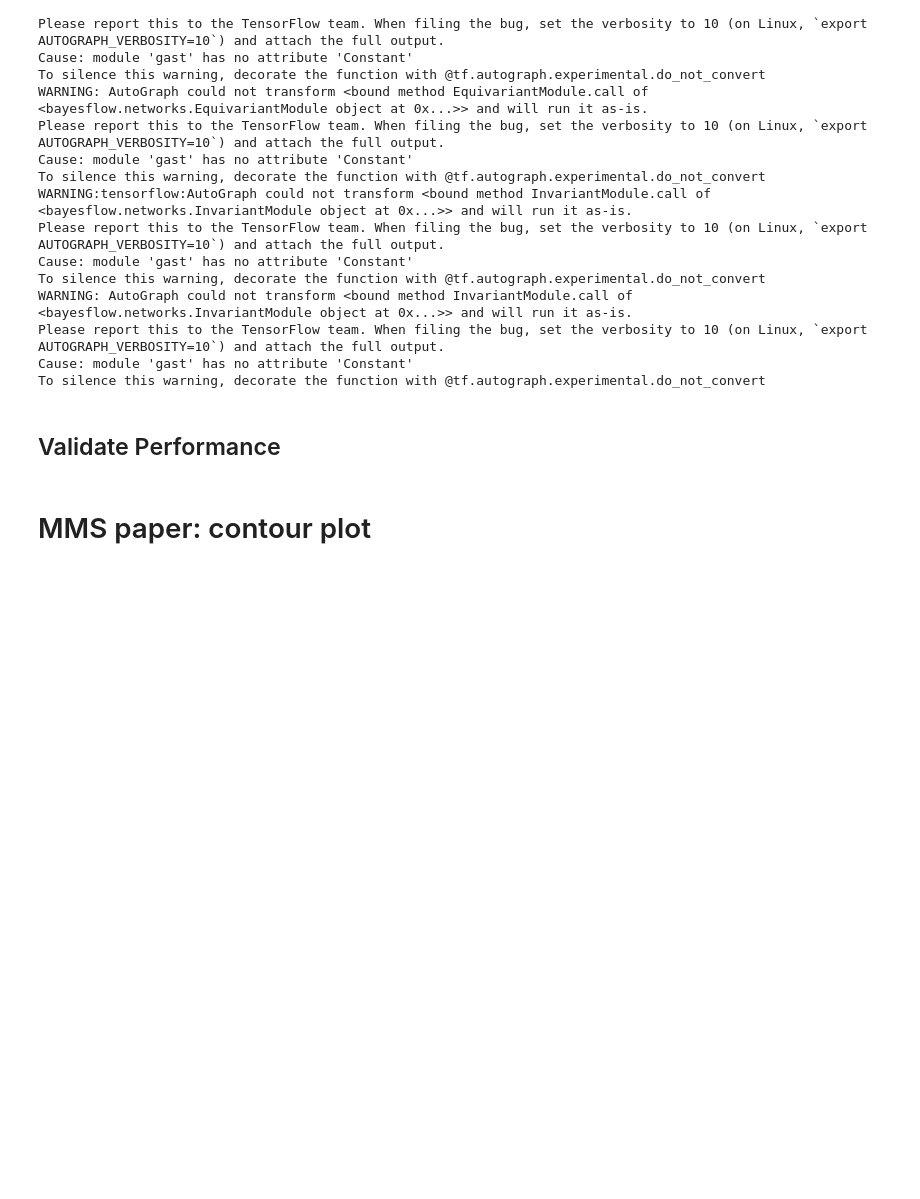
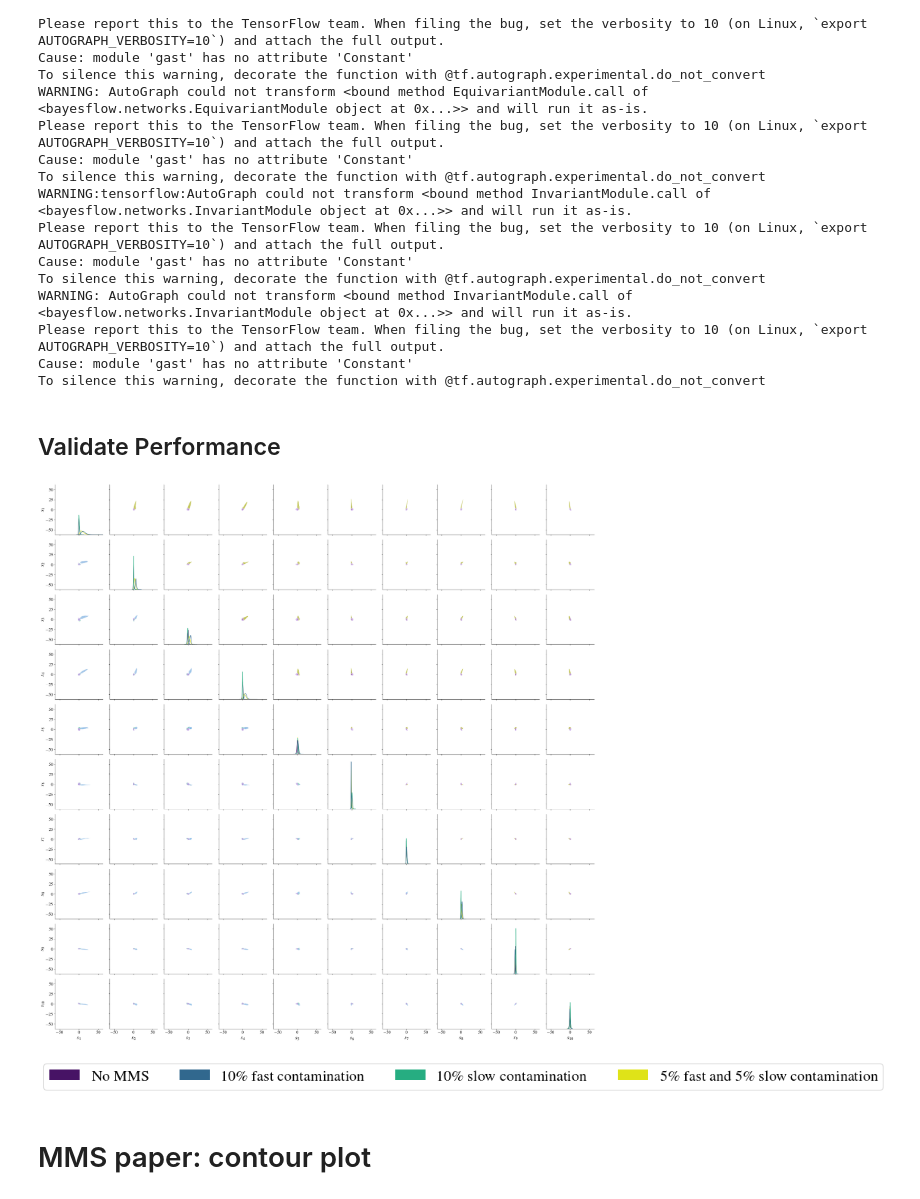
Before and after one commit to marvinschmitt/ModelMisspecificationBF, a Jupyter notebook: abf_ddm_unbounded_bf.ipynb, the cells around one changed output. Cells and saved outputs as stored; diff of their text form; code cells hidden in the pictures; blank space fills up the shorter version.

```diff
--- a/abf_ddm_unbounded_bf.ipynb
+++ b/abf_ddm_unbounded_bf.ipynb
@@ -228,7 +228,7 @@ param_samples_sbc = tf.concat([amortizer.sample(x_, n_samples=250)
 f = plot_sbc(param_samples_sbc, p_sbc, ['v1', 'v2', 'a1', 'a2', 't0'], figsize=(16, 4), show=False)
 # %%
 def contamination_dist_fast_guesses(percentiles, n):
-    return np.random.uniform(0.0, percentiles[10], n)
+    return np.random.uniform(0.1, percentiles[10], n)
 
 def contamination_dist_slow_responses(percentiles, n):
     return np.random.uniform(percentiles[75], 10.0, n)
@@ -279,14 +279,16 @@ def contaminate_dm_data(x, contamination_dist, c=0.1):
         x_copy[bi, (n_obs//2):, 0] = split_posneg_contaminate(x_copy[bi, (n_obs//2):, 0], contamination_dist, c=c)
     return x_copy
 # %%
+colors = build_viridis_palette(4)
+
 color_codes = {
-    "No MMS" : "royalblue",
-    "fast" : "goldenrod",
-    "slow" : "green",
-    "fast+slow" : "mediumvioletred"
+    "No MMS" : colors[0],
+    "fast" : colors[1],
+    "slow" : colors[2],
+    "fast+slow" : colors[3]
 }
 # %%
-n_sim = 100
+n_sim = 10000
 
 
 # Pairplot of summary network outputs
@@ -319,33 +321,35 @@ g.map_lower(plot_subset, mask=
                 (df["MMS"] == 'fast') |
                 (df["MMS"] == 'slow') |
                 (df["MMS"] == 'No MMS')
            )
            )
 
 
 g.map_upper(plot_subset, mask=
             (
                 (df["MMS"] == 'fast+slow') |
                 (df["MMS"] == 'No MMS')
            )
            )
 
 
 
 
 absmax = np.ceil(np.abs(df.iloc[:, 1:].values).max())
 ticks = np.arange(-100, 100, 5)
 ticks = ticks[(ticks>-absmax) & (ticks<absmax)]
 
 for ax in g.axes.flatten():
     ax.set_xlim(-absmax, absmax)
     ax.set_ylim(-absmax, absmax)
 
     #ax.set_xticks(ticks)
     #ax.set_yticks(ticks)
 
 
 plt.savefig(f"plots/abf_ddm_pairplot.{FILEFORMAT}", bbox_inches="tight", dpi=DPI)
+# %% [output]
+[figure, added]
 # %%
 plt.figure(figsize=(0.1,0.1))
 plt.gca().set_axis_off()
@@ -356,3 +360,5 @@ handles = [mpatches.Patch(facecolor=color_codes["No MMS"], label=r"No MMS"),
            ]
 plt.legend(handles=handles, loc="center", ncol=4, title="" ,fontsize=20, labelspacing=2)
 plt.savefig(f"plots/abf_ddm_pairplot_legend.{FILEFORMAT}", bbox_inches="tight", dpi=DPI)
+# %% [output]
+[figure, added]
```
Also changed, not shown: parts of 22 cells of this notebook.
